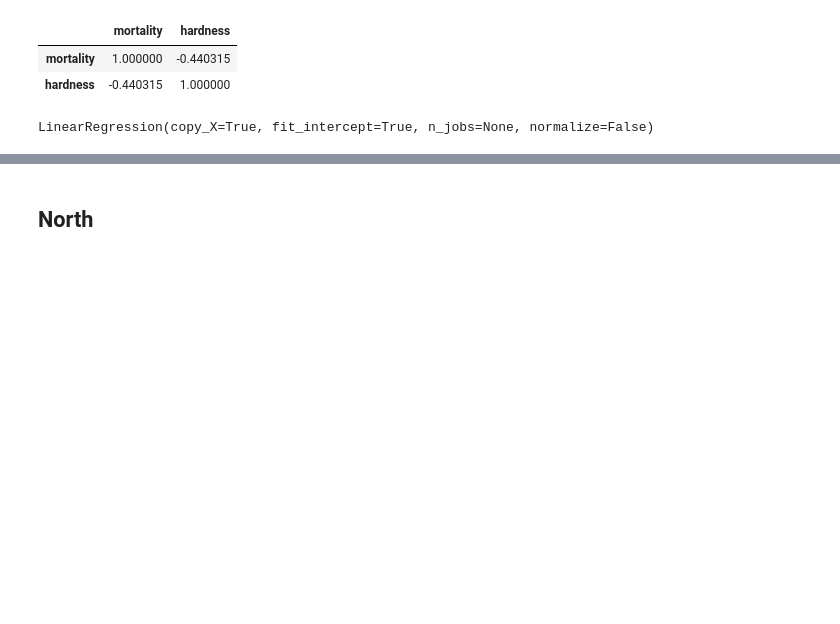
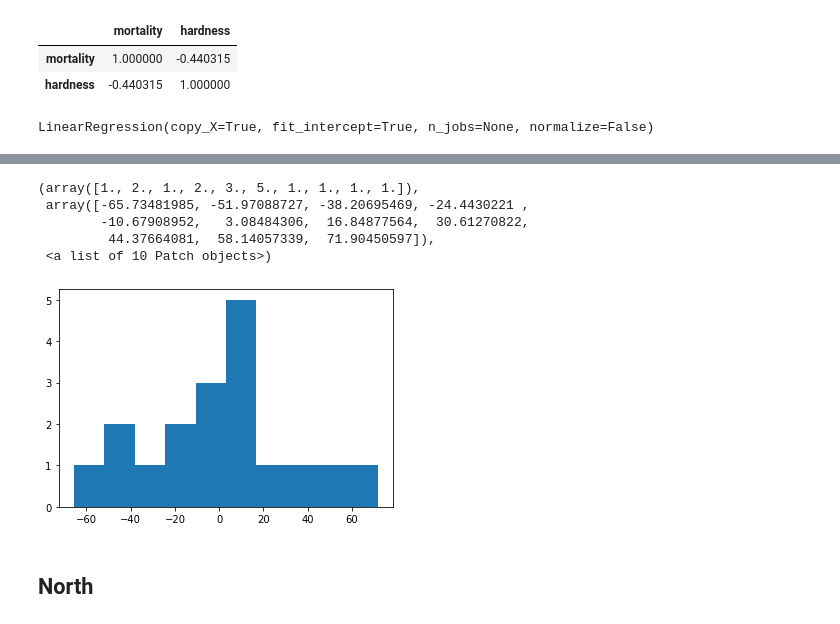
Before and after one commit to ik54721/netology-python-course, a Jupyter notebook: lesson-18/lesson-18.ipynb, the cells around one changed output, grey strips where cells are left out. Cells and saved outputs as stored; diff of their text form; code cells hidden in the pictures; blank space fills up the shorter version.

```diff
--- a/lesson-18/lesson-18.ipynb
+++ b/lesson-18/lesson-18.ipynb
@@ -172,3 +203,12 @@ plt.plot(X_test, y_pred, c='r')
+# %%
+plt.hist(results.resid)
+# %% [output]
+(array([1., 2., 1., 2., 3., 5., 1., 1., 1., 1.]),
+ array([-65.73481985, -51.97088727, -38.20695469, -24.4430221 ,
+        -10.67908952,   3.08484306,  16.84877564,  30.61270822,
+         44.37664081,  58.14057339,  71.90450597]),
+ <a list of 10 Patch objects>)
+[figure, added]
 # %% [markdown]
 ## North
 # %%
```
Also changed, not shown: parts of 26 cells of this notebook.
